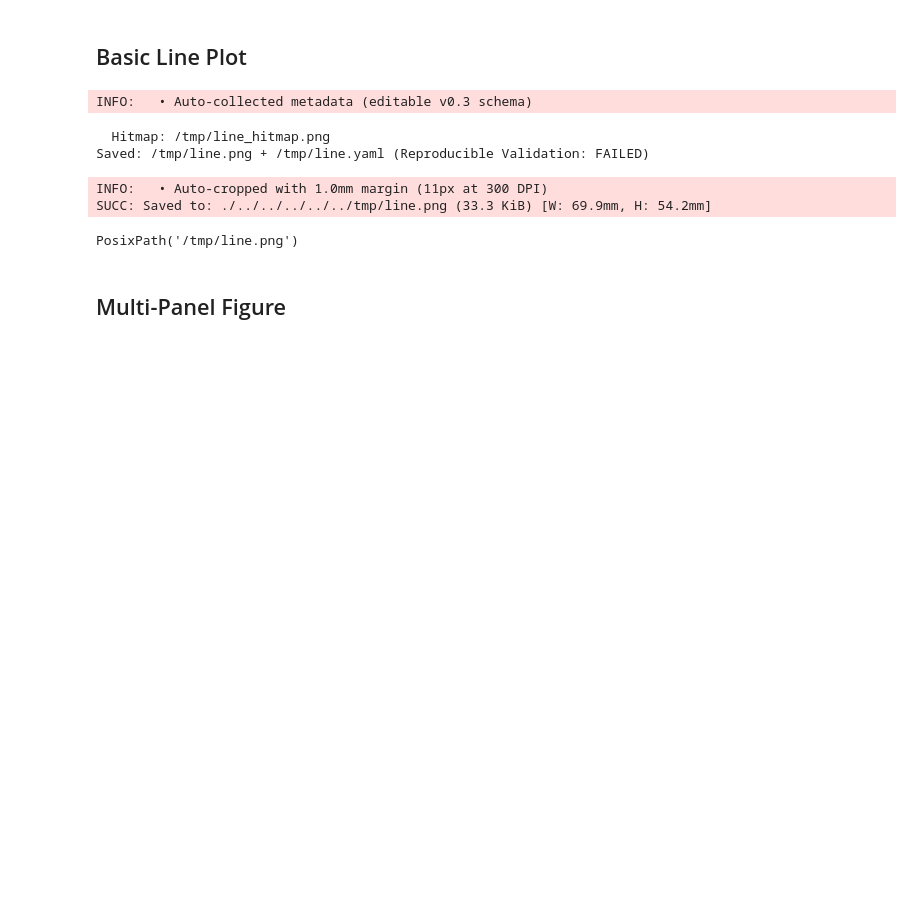
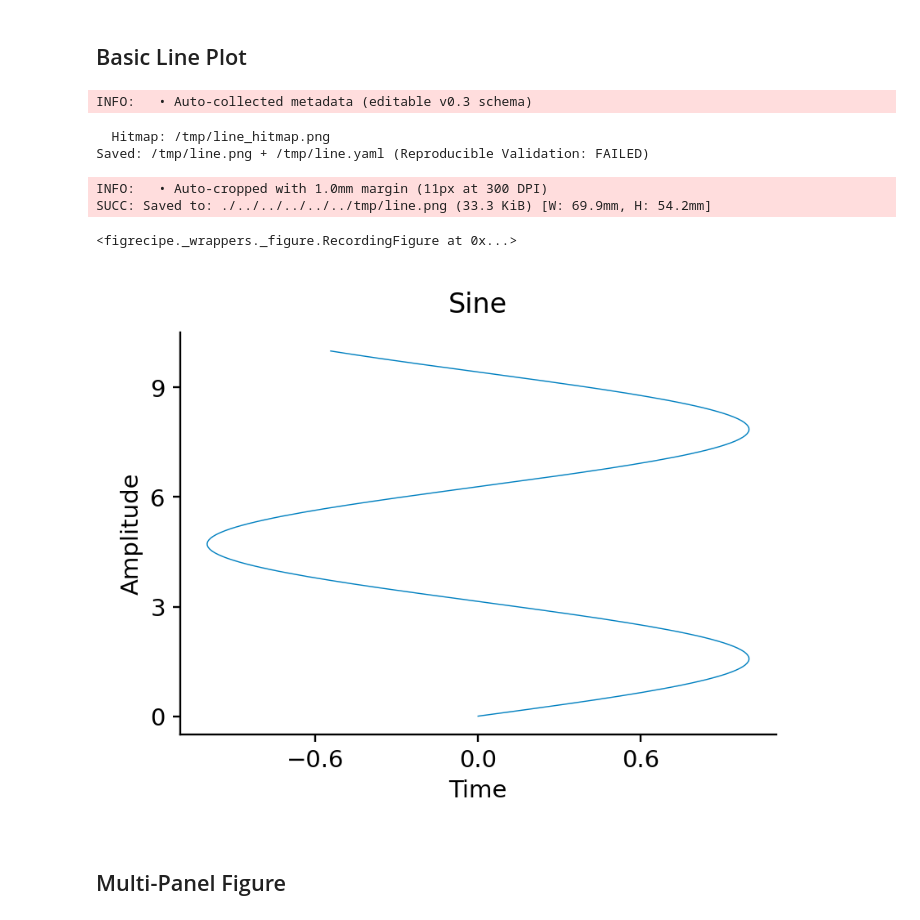
Before and after one commit to scitex-ai/scitex-python, a Jupyter notebook: examples/05_plt.ipynb, the cells around one changed output. Drawn from its saved outputs; the diff is of its cells as text; code cells hidden in the pictures; blank space fills up the shorter version.

```diff
--- a/examples/05_plt.ipynb
+++ b/examples/05_plt.ipynb
@@ -14,18 +13,20 @@ np.random.seed(42)
 # %%
 fig, ax = stx.plt.subplots()
 
 x = np.linspace(0, 10, 200)
 ax.stx_line(x, np.sin(x))
 ax.set_xyt("Time", "Amplitude", "Sine")
 
 stx.io.save(fig, "/tmp/line.png")
+fig
 # %% [output]
 INFO:   • Auto-collected metadata (editable v0.3 schema)
   Hitmap: /tmp/line_hitmap.png
 Saved: /tmp/line.png + /tmp/line.yaml (Reproducible Validation: FAILED)
 INFO:   • Auto-cropped with 1.0mm margin (11px at 300 DPI)
 SUCC: Saved to: ./../../../../../tmp/line.png (33.3 KiB) [W: 69.9mm, H: 54.2mm]
-PosixPath('/tmp/line.png')
+<figrecipe._wrappers._figure.RecordingFigure at 0x...>
+[figure, added]
 # %% [markdown]
 ## Multi-Panel Figure
 # %%
```
Also changed, not shown: parts of 3 cells of this notebook, 1 other file.
